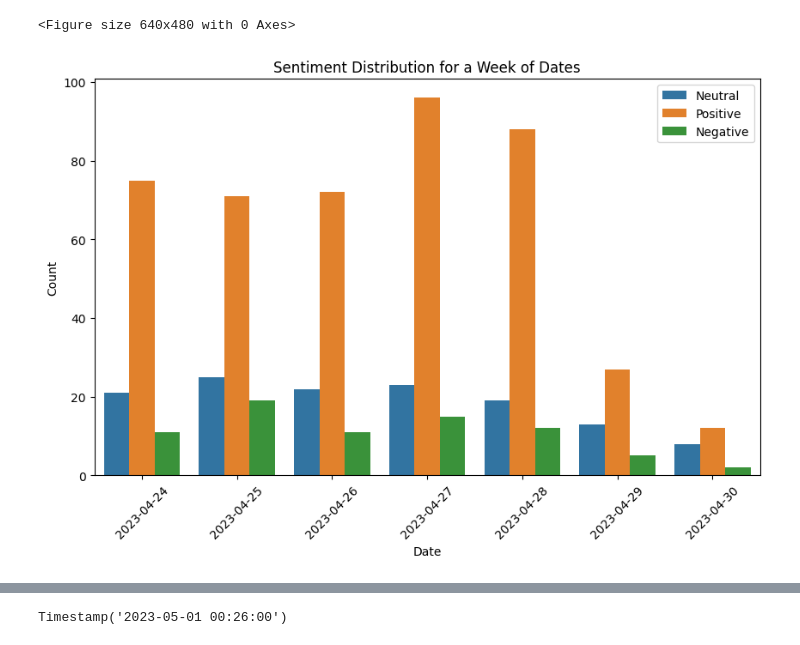
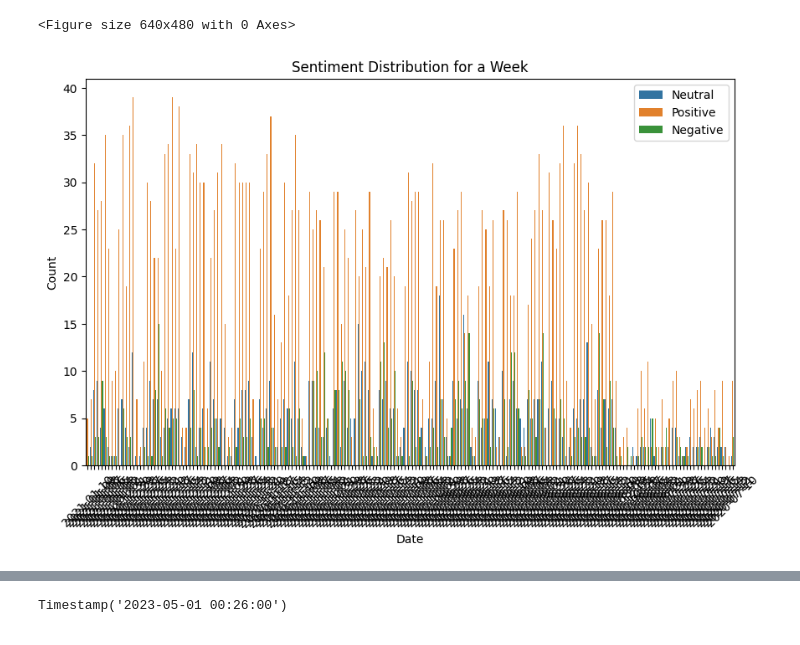
Before and after one commit to KingDEV22/Stock-Analysis, a Jupyter notebook: Stock_data_analysis.ipynb, the cells around one changed output, grey strips where cells are left out. Saved outputs shown, nothing was run; the diff lists cells and outputs as text; code cells hidden in the pictures.

```diff
--- a/Stock_data_analysis.ipynb
+++ b/Stock_data_analysis.ipynb
@@ -29,20 +29,20 @@ lemmatizer = WordNetLemmatizer()
 
 df = pd.read_csv('stock_data.csv')
 df['Text'] = df['Text'].astype(str)
-df['Date'] = pd.to_datetime(df['Date'])
+df['Date'] = pd.to_datetime(df['Date']).dt.date
 df['Sentiment'] = df['Sentiment'].astype(np.int64)
 print(df.info())
 
-test_data = pd.read_csv('./raw_news/NewsData-2023-05-05.csv')
-test_data['Date'] = pd.to_datetime(test_data['Date'])
-# test_data= test_data.iloc[:,:-1]
-test_data.rename(columns = {'Headline':'Text'}, inplace = True)
-test_data['Text'] = test_data['Text'].astype(str)
-# test_data =test_data.replace(r'^\s*$', np.nan, regex=True)
-# test_data = test_data[['Text','Date']].merge(df, on=['Text','Date'], how='left')
-# test_data = test_data[test_data['Text'].str.contains("\?")==False]
-print(test_data.info())
-print(df['Sentiment'].value_counts())
+# test_data = pd.read_csv('./raw_news/NewsData-2023-05-05.csv')
+# test_data['Date'] = pd.to_datetime(test_data['Date'])
+# # test_data= test_data.iloc[:,:-1]
+# test_data.rename(columns = {'Headline':'Text'}, inplace = True)
+# test_data['Text'] = test_data['Text'].astype(str)
+# # test_data =test_data.replace(r'^\s*$', np.nan, regex=True)
+# # test_data = test_data[['Text','Date']].merge(df, on=['Text','Date'], how='left')
+# # test_data = test_data[test_data['Text'].str.contains("\?")==False]
+# print(test_data.info())
+# print(df['Sentiment'].value_counts())
 
 # nltk.download('punkt')
 # nltk.download('stopwords')
@@ -92,8 +92,8 @@ y_train = df_train['Sentiment']
 X_test = tf_idf_vect.transform(df_test['Tok_text'])
 y_test = df_test['Sentiment']
 
-test_data['Tok_text'] = test_data['Text'].apply(text_data_cleaning)
-x_test = tf_idf_vect.transform(test_data['Tok_text'])
-print(x_test.shape)
+# test_data['Tok_text'] = test_data['Text'].apply(text_data_cleaning)
+# x_test = tf_idf_vect.transform(test_data['Tok_text'])
+# print(x_test.shape)
 # %% [output]
 <class 'pandas.core.frame.DataFrame'>
@@ -154,35 +393,40 @@ plt.savefig('negative.png', bbox_inches='tight')
 import matplotlib.pyplot as plt
 import seaborn as sns
 import datetime
+from datetime import datetime
 
 # Set the figure size
 plt.figure(figsize=(10, 6))
-today = datetime.date.today()
+# today = datetime.date.today()
 
 # Filter the data for a week of dates
-start_date = today - datetime.timedelta(days=today.weekday() + 7)
-end_date = today - datetime.timedelta(days=today.weekday() + 1)
+# start_date = today - datetime.timedelta(days=today.weekday() + 7)
+# end_date = today - datetime.timedelta(days=today.weekday() + 1)
+start_date = '2020-07-10'
+start_date = datetime.strptime(start_date, "%Y-%m-%d").date()
+end_date = '2021-01-10'
+end_date = datetime.strptime(end_date, "%Y-%m-%d").date()
 week_data = df[(df['Date'] >= start_date) & (df['Date'] <= end_date)]
 
 sns.countplot(data=week_data, x="Date", hue="Sentiment")
 
 # Plot the bar plot with hue
 # ax = week_data['Date'].value_counts().sort_index().plot(kind='bar', color='skyblue', alpha=0.7, hue=week_data['Sentiment'])
 
 # Set the x-axis labels to be rotated for better visibility
 plt.xticks(rotation=45)
 
 # Set the x and y-axis labels
 plt.xlabel('Date')
 plt.ylabel('Count')
 
 # Set the title of the plot
 plt.title('Sentiment Distribution for a Week')
 
 # Show the legend
 plt.legend(('Neutral','Positive', 'Negative'))
 
 # Display the plot
 plt.show()
 # %% [output]
-[figure, old version]
+[figure, new version]
```
Also changed, not shown: parts of 36 cells of this notebook, 8 other files.
